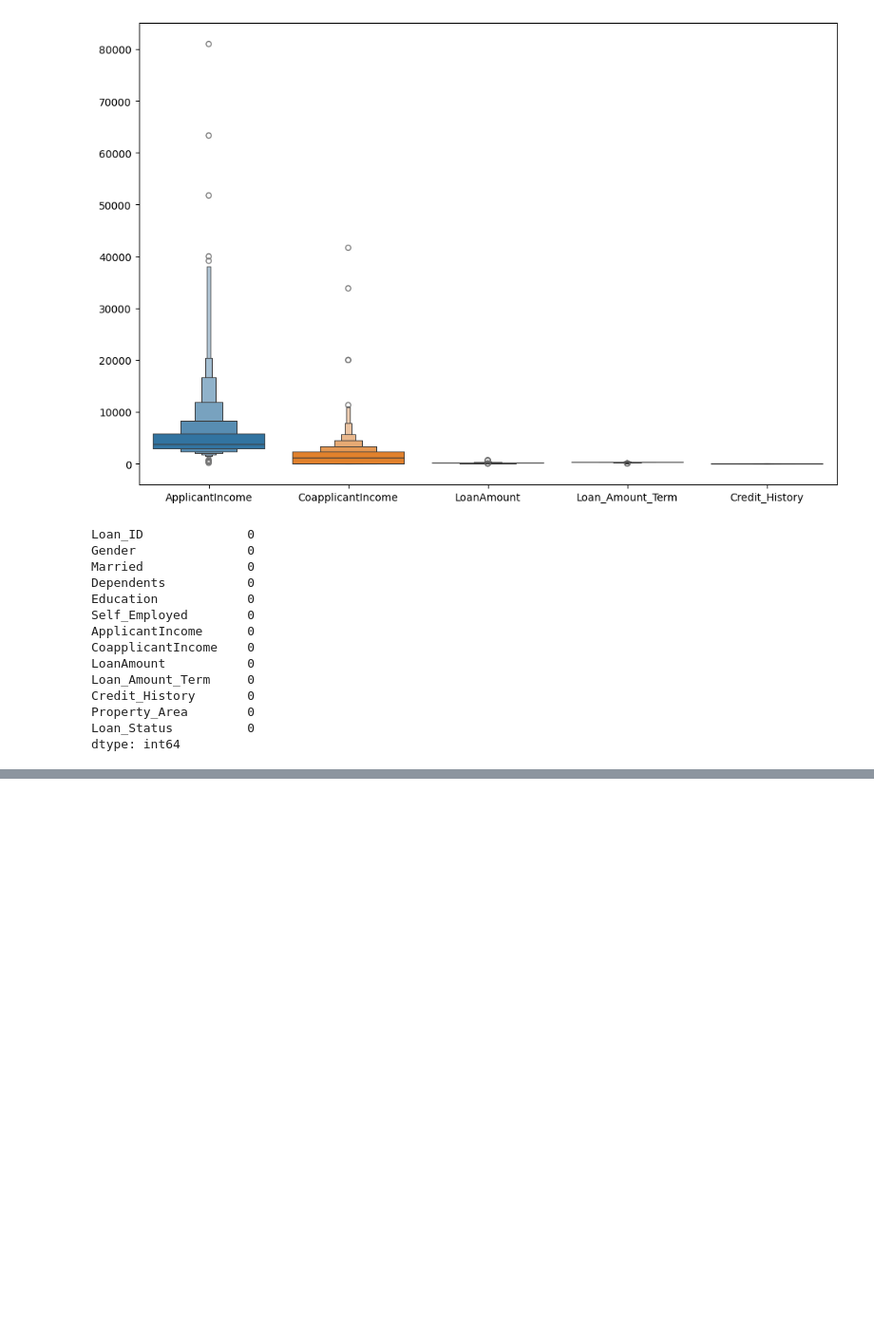
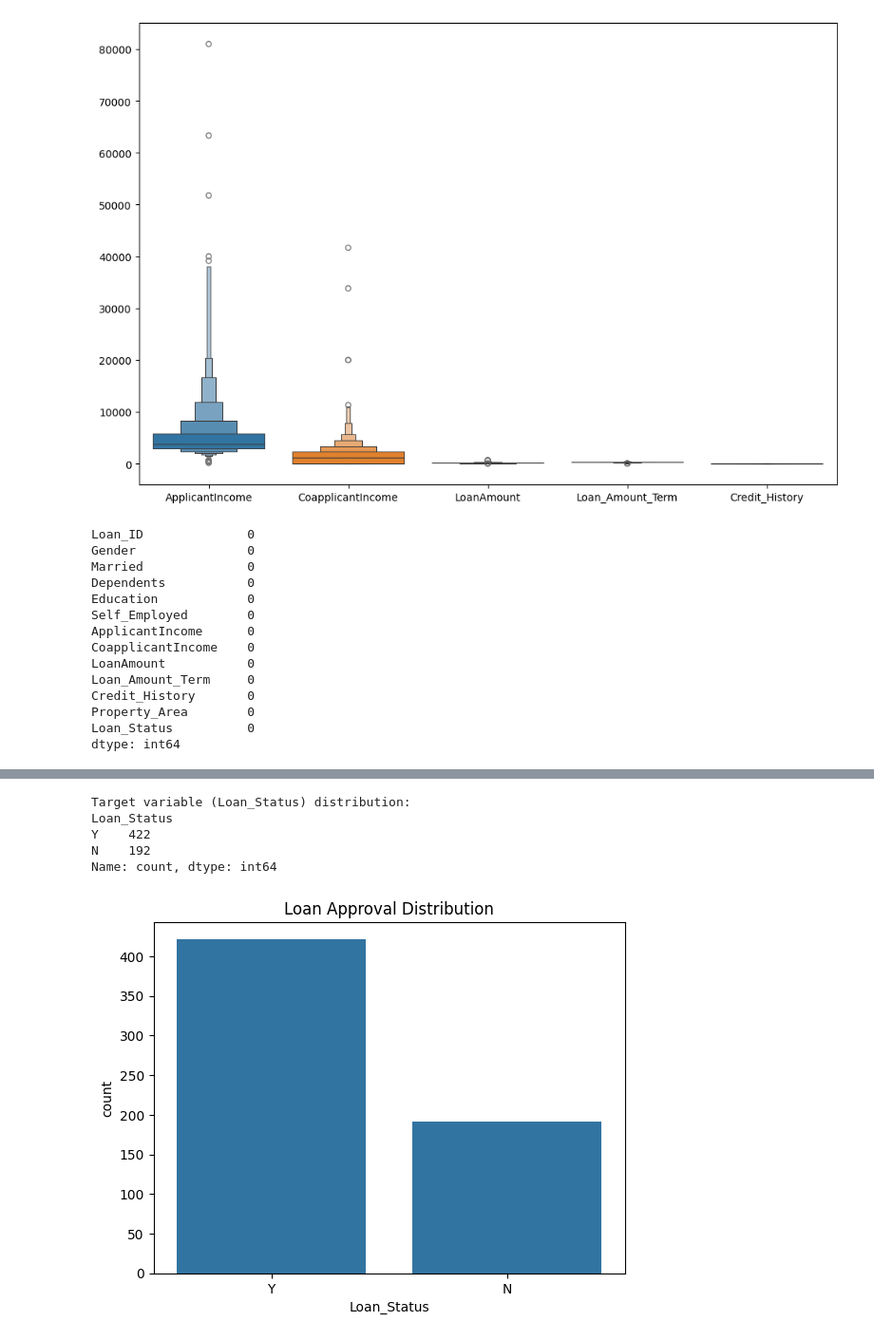
Before and after one commit to maramm9/Loan-approval, a Jupyter notebook: eda.ipynb, the cells around one changed output, grey strips where cells are left out. Shown: that part at 95% size. Cells and saved outputs as stored; diff of their text form; code cells hidden in the pictures; blank space fills up the shorter version.

```diff
--- a/eda.ipynb
+++ b/eda.ipynb
@@ -141,0 +159,13 @@ Name: count, dtype: int64
+# %%
+print("\nTarget variable (Loan_Status) distribution:")
+print(df['Loan_Status'].value_counts())
+sns.countplot(x='Loan_Status', data=df)
+plt.title("Loan Approval Distribution")
+plt.show()
+# %% [output]
+Target variable (Loan_Status) distribution:
+Loan_Status
+Y    422
+N    192
+Name: count, dtype: int64
+[figure, added]
```
Also changed, not shown: parts of 14 cells of this notebook, 1 other file.
